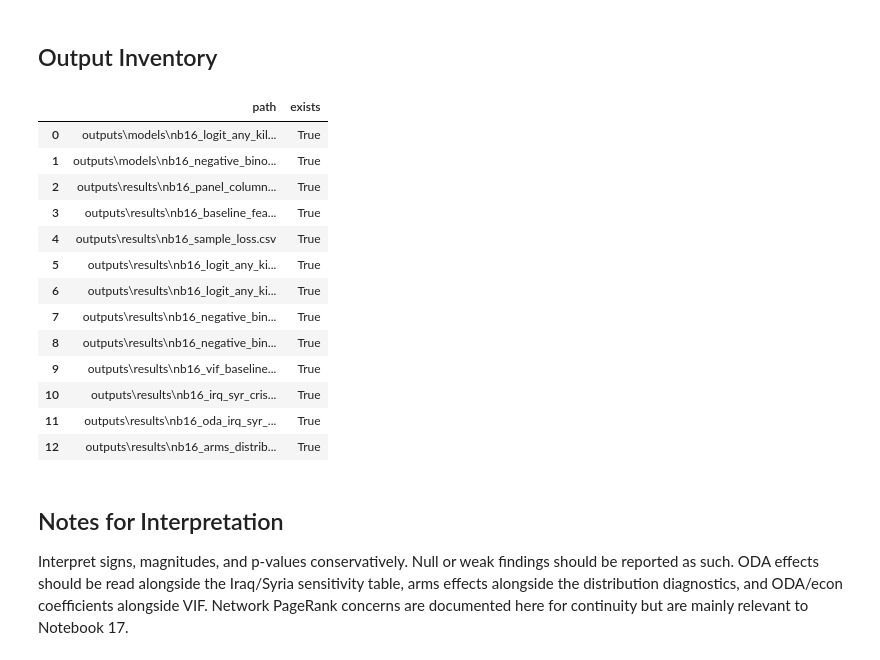
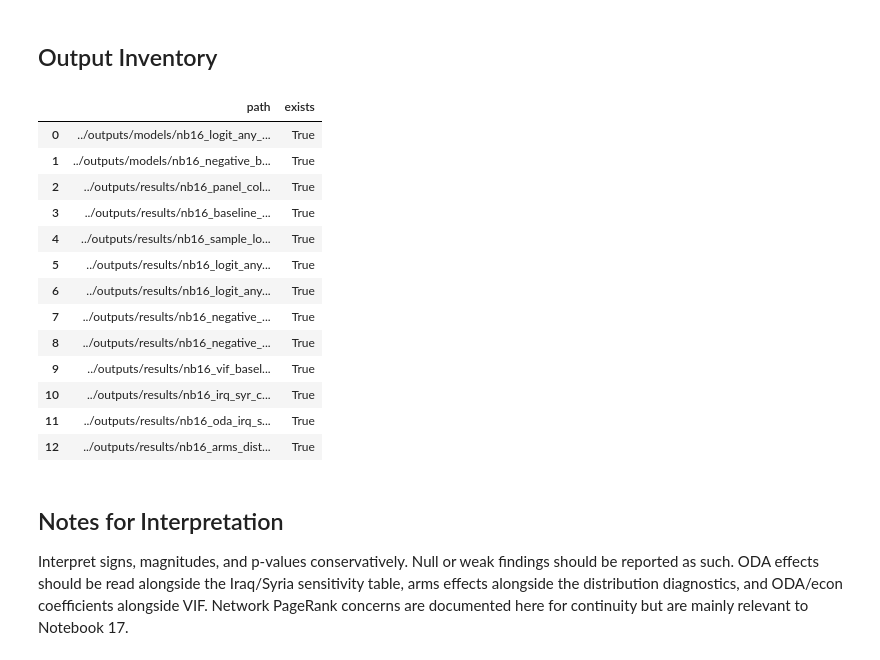
Before and after one commit to marfakozeletsUvA/Violent-Offenders-GPV---CSSci-, a Jupyter notebook: notebooks/16_baseline_hurdle_model.ipynb, the cells around one changed output. Cells and saved outputs as stored; diff of their text form; code cells hidden in the pictures.

```diff
--- a/notebooks/16_baseline_hurdle_model.ipynb
+++ b/notebooks/16_baseline_hurdle_model.ipynb
@@ -26,16 +26,14 @@ warnings.filterwarnings('default')
 pd.set_option('display.max_columns', 120)
 pd.set_option('display.width', 160)
 
-cwd = Path.cwd()
-PROJECT_ROOT = cwd.parent if cwd.name == 'notebooks' else cwd
-DATA_PATH = PROJECT_ROOT / 'data' / 'merged' / 'panel_final_1992_2024.csv'
-MODEL_DIR = PROJECT_ROOT / 'outputs' / 'models'
-RESULTS_DIR = PROJECT_ROOT / 'outputs' / 'results'
+DATA_PATH = Path('..') / 'data' / 'merged' / 'panel_final_1992_2024.csv'
+MODELS_DIR = Path('..') / 'outputs' / 'models'
+RESULTS_DIR = Path('..') / 'outputs' / 'results'
 
-MODEL_DIR.mkdir(parents=True, exist_ok=True)
+MODELS_DIR.mkdir(parents=True, exist_ok=True)
 RESULTS_DIR.mkdir(parents=True, exist_ok=True)
 
-print(f'Data path: {DATA_PATH.relative_to(PROJECT_ROOT)}')
-print(f'Model output dir: {MODEL_DIR.relative_to(PROJECT_ROOT)}')
-print(f'Results output dir: {RESULTS_DIR.relative_to(PROJECT_ROOT)}')
+print(f'Data path: {DATA_PATH}')
+print(f'Model output dir: {MODELS_DIR}')
+print(f'Results output dir: {RESULTS_DIR}')
 # %% [output]
@@ -509,41 +507,41 @@ Saved: outputs/results/nb16_arms_distribution_diagnostics.csv
 ## Output Inventory
 # %%
 expected_outputs = [
-    MODEL_DIR / 'nb16_logit_any_killing.pkl',
-    MODEL_DIR / 'nb16_negative_binomial_positive_counts.pkl',
+    MODELS_DIR / 'nb16_logit_any_killing.pkl',
+    MODELS_DIR / 'nb16_negative_binomial_positive_counts.pkl',
     RESULTS_DIR / 'nb16_panel_column_missingness.csv',
     RESULTS_DIR / 'nb16_baseline_feature_missingness.csv',
     RESULTS_DIR / 'nb16_sample_loss.csv',
     RESULTS_DIR / 'nb16_logit_any_killing_coefficients.csv',
     RESULTS_DIR / 'nb16_logit_any_killing_metrics.csv',
     RESULTS_DIR / 'nb16_negative_binomial_positive_counts_coefficients.csv',
     RESULTS_DIR / 'nb16_negative_binomial_positive_counts_metrics.csv',
     RESULTS_DIR / 'nb16_vif_baseline_features.csv',
     RESULTS_DIR / 'nb16_irq_syr_crisis_summary.csv',
     RESULTS_DIR / 'nb16_oda_irq_syr_sensitivity.csv',
     RESULTS_DIR / 'nb16_arms_distribution_diagnostics.csv',
 ]
 
 output_inventory = pd.DataFrame({
-    'path': [str(p.relative_to(PROJECT_ROOT)) for p in expected_outputs],
+    'path': [str(p) for p in expected_outputs],
     'exists': [p.exists() for p in expected_outputs],
 })
 display(output_inventory)
 # %% [output]
 |  | path | exists |
-| 0 | outputs\models\nb16_logit_any_kil... | True |
-| 1 | outputs\models\nb16_negative_bino... | True |
-| 2 | outputs\results\nb16_panel_column... | True |
-| 3 | outputs\results\nb16_baseline_fea... | True |
-| 4 | outputs\results\nb16_sample_loss.csv | True |
-| 5 | outputs\results\nb16_logit_any_ki... | True |
-| 6 | outputs\results\nb16_logit_any_ki... | True |
-| 7 | outputs\results\nb16_negative_bin... | True |
-| 8 | outputs\results\nb16_negative_bin... | True |
-| 9 | outputs\results\nb16_vif_baseline... | True |
-| 10 | outputs\results\nb16_irq_syr_cris... | True |
-| 11 | outputs\results\nb16_oda_irq_syr_... | True |
-| 12 | outputs\results\nb16_arms_distrib... | True |
+| 0 | ../outputs/models/nb16_logit_any_... | True |
+| 1 | ../outputs/models/nb16_negative_b... | True |
+| 2 | ../outputs/results/nb16_panel_col... | True |
+| 3 | ../outputs/results/nb16_baseline_... | True |
+| 4 | ../outputs/results/nb16_sample_lo... | True |
+| 5 | ../outputs/results/nb16_logit_any... | True |
+| 6 | ../outputs/results/nb16_logit_any... | True |
+| 7 | ../outputs/results/nb16_negative_... | True |
+| 8 | ../outputs/results/nb16_negative_... | True |
+| 9 | ../outputs/results/nb16_vif_basel... | True |
+| 10 | ../outputs/results/nb16_irq_syr_c... | True |
+| 11 | ../outputs/results/nb16_oda_irq_s... | True |
+| 12 | ../outputs/results/nb16_arms_dist... | True |
 # %% [markdown]
 ## Notes for Interpretation
 
```
Also changed, not shown: parts of 23 cells of this notebook, 19 other files.
